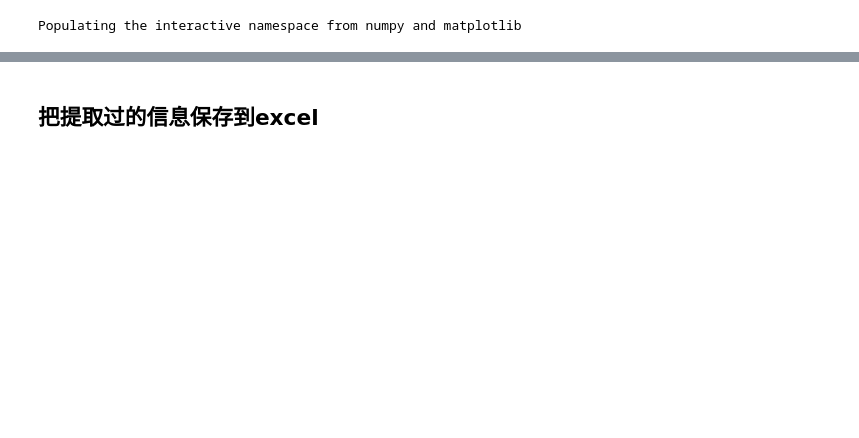
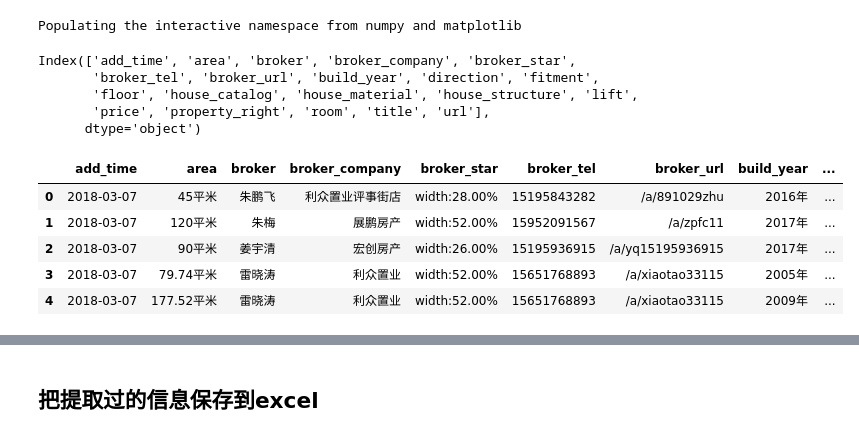
Before and after one commit to Jiezhi/HouseSpider, a Jupyter notebook: notebook/ftx.ipynb, the cells around one changed output, grey strips where cells are left out. Cells and saved outputs as stored; diff of their text form; code cells hidden in the pictures; blank space fills up the shorter version.

```diff
--- a/notebook/ftx.ipynb
+++ b/notebook/ftx.ipynb
@@ -6,7 +6,15 @@ plt.rcParams['font.sans-serif']=['SimHei']
 # %% [output]
 Populating the interactive namespace from numpy and matplotlib
 # %%
-df = pd.read_csv('../result/xlxc.csv')
+df = pd.read_csv('../result/ftx0307.csv')
+# %%
+df.columns
+# %% [output]
+Index(['add_time', 'area', 'broker', 'broker_company', 'broker_star',
+       'broker_tel', 'broker_url', 'build_year', 'direction', 'fitment',
+       'floor', 'house_catalog', 'house_material', 'house_structure', 'lift',
+       'price', 'property_right', 'room', 'title', 'url'],
+      dtype='object')
 # %%
 def extract_info(s, pattern):
     result = re.findall(pattern, s)
@@ -21,3 +29,12 @@ def split_house_info(s):
     for info in infos:
         result = result + info.strip() + '|'
     return result
+# %%
+df.head()
+# %% [output]
+|  | add_time | area | broker | broker_company | broker_star | broker_tel | broker_url | build_year | ... |
+| 0 | 2018-03-07 | 45平米 | 朱鹏飞 | 利众置业评事街店 | width:28.00% | 15195843282 | /a/891029zhu | 2016年 | ... |
+| 1 | 2018-03-07 | 120平米 | 朱梅 | 展鹏房产 | width:52.00% | 15952091567 | /a/zpfc11 | 2017年 | ... |
+| 2 | 2018-03-07 | 90平米 | 姜宇清 | 宏创房产 | width:26.00% | 15195936915 | /a/yq15195936915 | 2017年 | ... |
+| 3 | 2018-03-07 | 79.74平米 | 雷晓涛 | 利众置业 | width:52.00% | 15651768893 | /a/xiaotao33115 | 2005年 | ... |
+| 4 | 2018-03-07 | 177.52平米 | 雷晓涛 | 利众置业 | width:52.00% | 15651768893 | /a/xiaotao33115 | 2009年 | ... |
```
Also changed, not shown: parts of 6 cells of this notebook, 6 other files.
